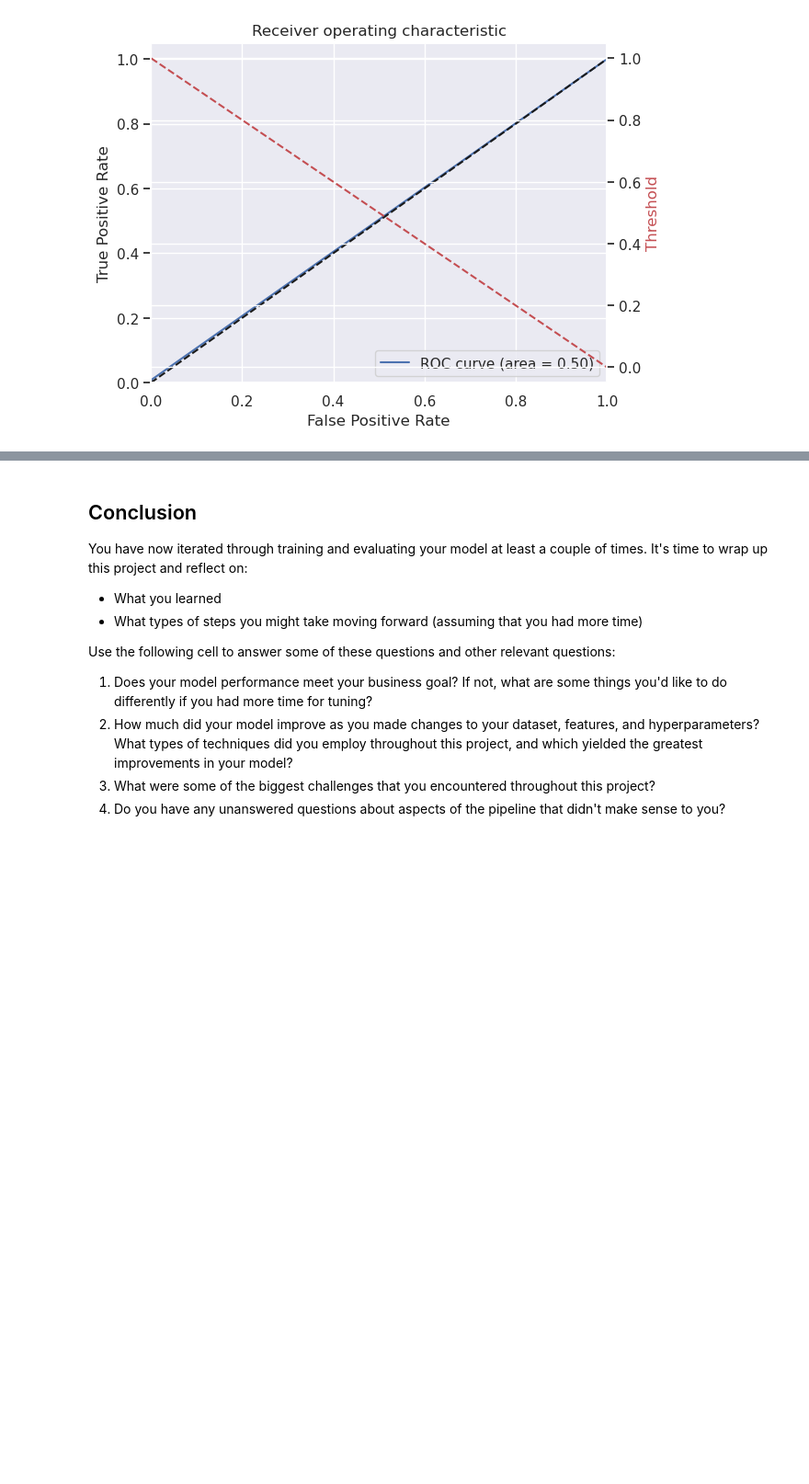
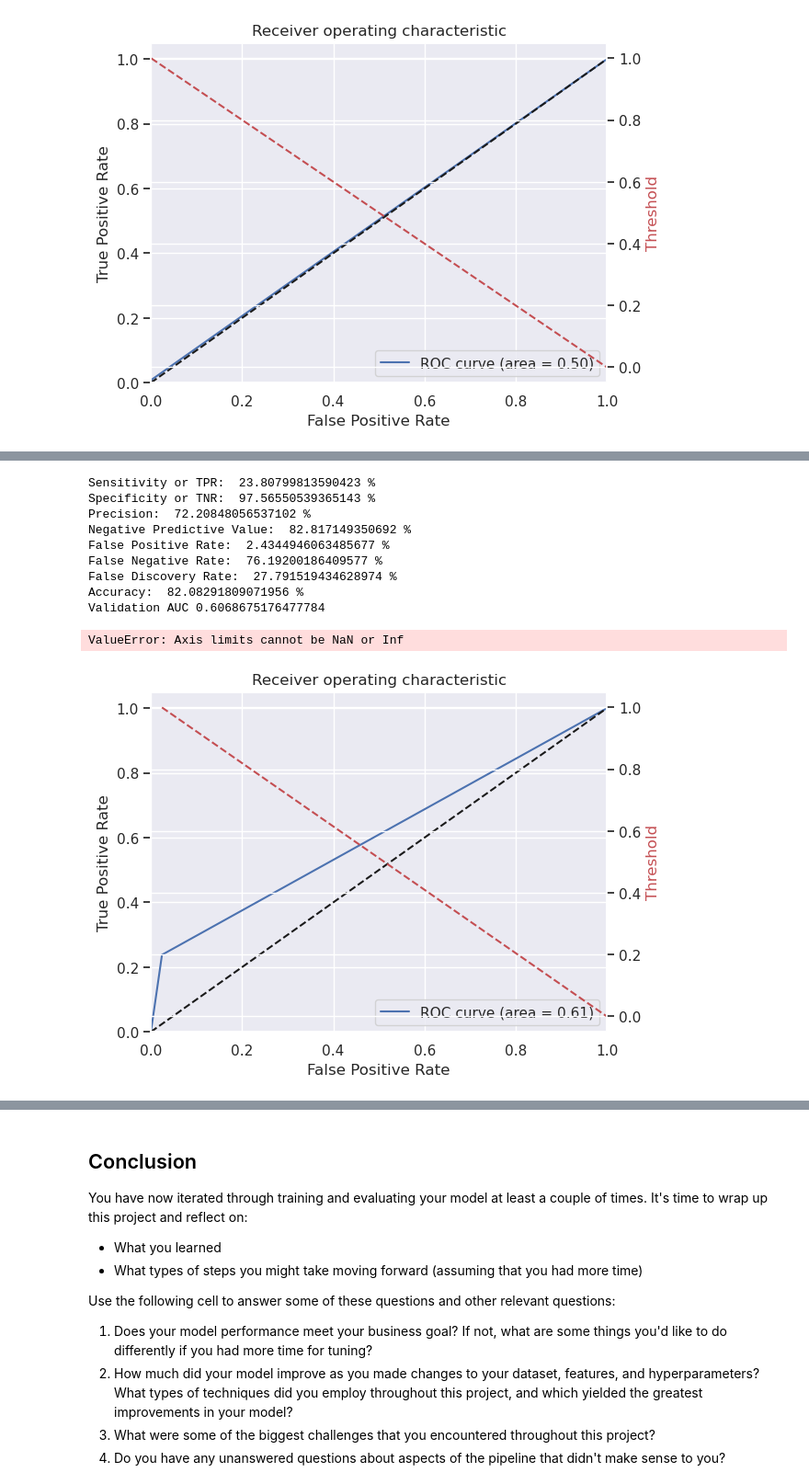
Before and after one commit to Ajia-code/AWS-Machine-Learning-, a Jupyter notebook: Flight_Delay-Student.ipynb, the cells around one changed output, grey strips where cells are left out. Shown at 92% size. Drawn from its saved outputs; the diff is of its cells as text; code cells hidden in the pictures; blank space fills up the shorter version.

```diff
--- a/Flight_Delay-Student.ipynb
+++ b/Flight_Delay-Student.ipynb
@@ -2115,0 +2220,14 @@ ValueError: Axis limits cannot be NaN or Inf
+# %%
+plot_roc(test_labels, target_predicted)
+# %% [output]
+Sensitivity or TPR:  23.80799813590423 %
+Specificity or TNR:  97.56550539365143 %
+Precision:  72.20848056537102 %
+Negative Predictive Value:  82.817149350692 %
+False Positive Rate:  2.4344946063485677 %
+False Negative Rate:  76.19200186409577 %
+False Discovery Rate:  27.791519434628974 %
+Accuracy:  82.08291809071956 %
+Validation AUC 0.6068675176477784
+ValueError: Axis limits cannot be NaN or Inf
+[figure, added]
```
Also changed, not shown: parts of 26 cells of this notebook.
